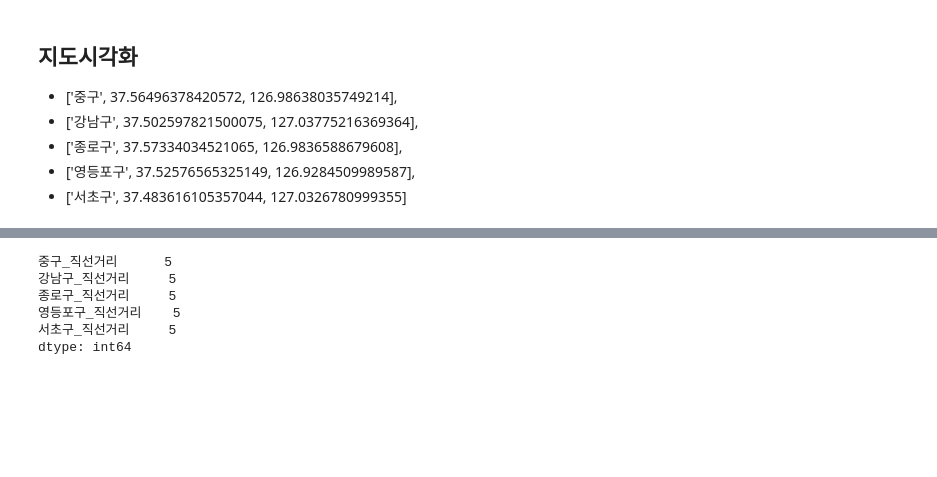
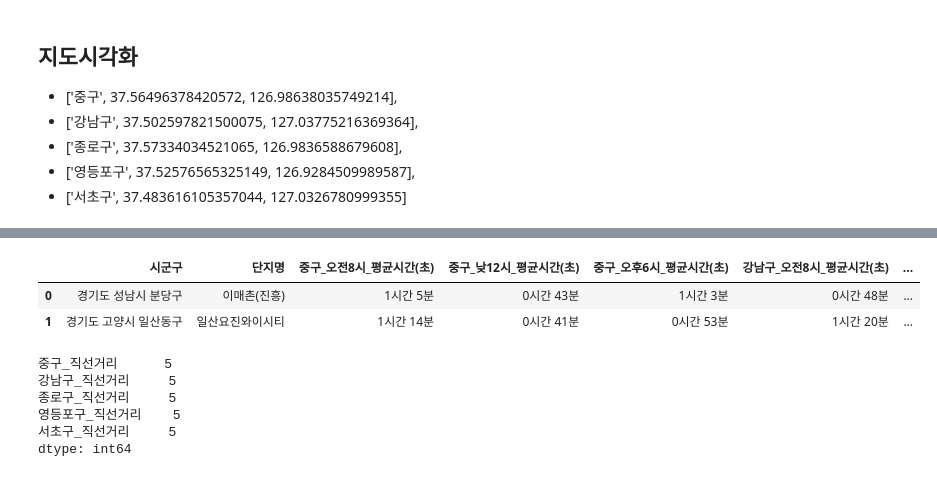
Before and after one commit to SnapishAgent/Ilsan-Investment-Insight, a Jupyter notebook: 교통 접근성/dataset_preprocessing_company_info.ipynb, the cells around one changed output, grey strips where cells are left out. Cells and saved outputs as stored; diff of their text form; code cells hidden in the pictures; blank space fills up the shorter version.

```diff
--- a/교통 접근성/dataset_preprocessing_company_info.ipynb
+++ b/교통 접근성/dataset_preprocessing_company_info.ipynb
@@ -1025,3 +1025,9 @@ ilsan_min_value_idx, ilsan_min_value_row_info = min_value_info(ilsan_result)
+# %%
+pd.concat([min_dist_target['시군구'],min_dist_target['단지명'],time_list],axis=1)
+# %% [output]
+|  | 시군구 | 단지명 | 중구_오전8시_평균시간(초) | 중구_낮12시_평균시간(초) | 중구_오후6시_평균시간(초) | 강남구_오전8시_평균시간(초) | ... |
+| 0 | 경기도 성남시 분당구 | 이매촌(진흥) | 1시간 5분 | 0시간 43분 | 1시간 3분 | 0시간 48분 | ... |
+| 1 | 경기도 고양시 일산동구 | 일산요진와이시티 | 1시간 14분 | 0시간 41분 | 0시간 53분 | 1시간 20분 | ... |
 # %%
 bundang_min_value_idx
 # %% [output]
```
Also changed, not shown: parts of 12 cells of this notebook.
